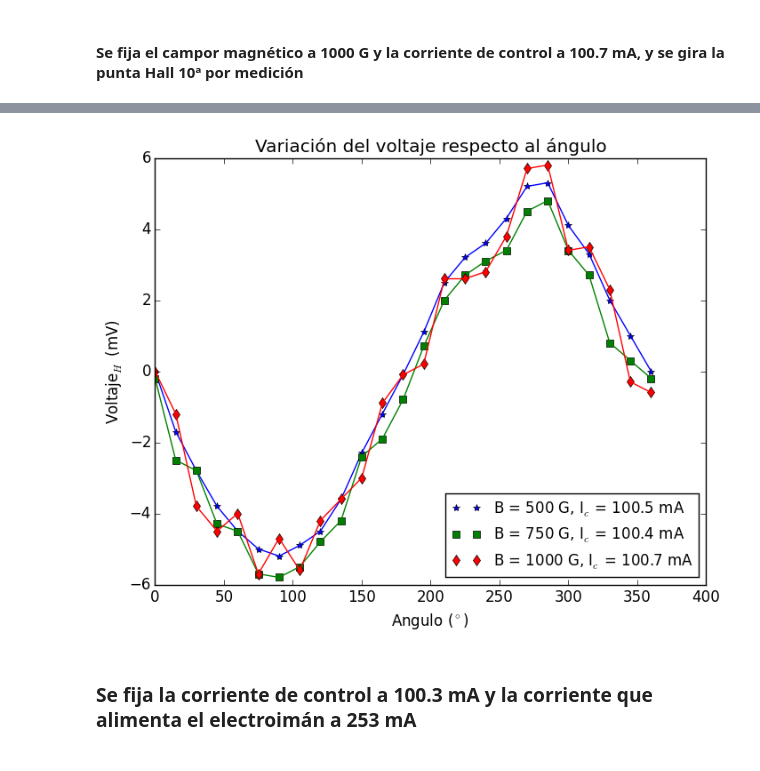
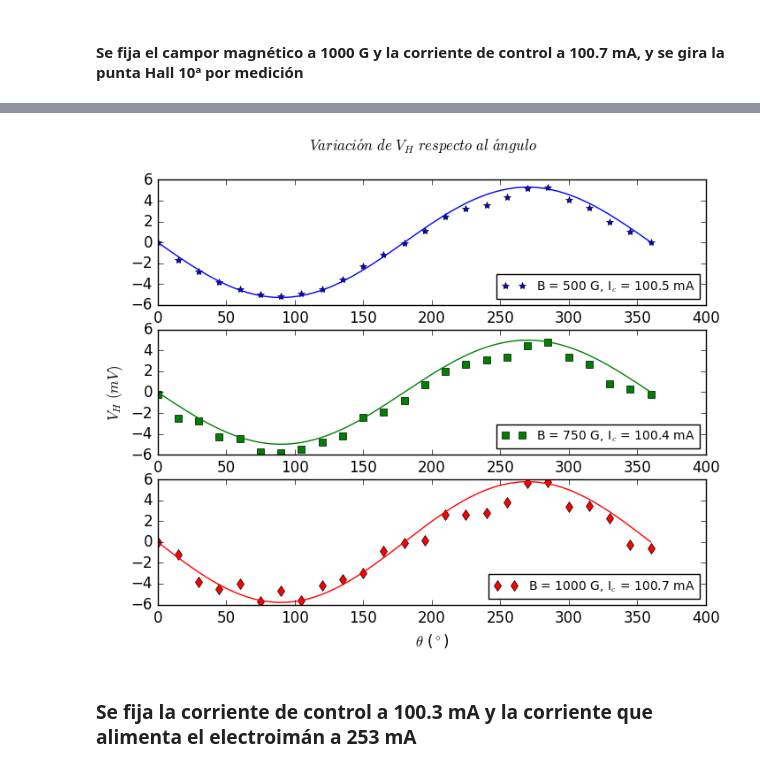
Before and after one commit to LFelipeGomez/LabConII, a Jupyter notebook: Hall/Efecto_hall.ipynb, the cells around one changed output, grey strips where cells are left out. Saved outputs shown, nothing was run; the diff lists cells and outputs as text; code cells hidden in the pictures.

```diff
--- a/Hall/Efecto_hall.ipynb
+++ b/Hall/Efecto_hall.ipynb
@@ -339,16 +215,25 @@ angulo_voltaje_1000 = [ 71.3, 70.1, 67.5, 66.8, 67.3, 65.6, 66.6, 65.7, 67.1, 67
 # %%
+subplot(311)
 plot(0:15:360, angulo_voltaje_500.-71.3, "*", label=L"B = 500 G, I$_c$ = 100.5 mA")
-plot(0:15:360, angulo_voltaje_500.-71.3, "b")
-plot(0:15:360, angulo_voltaje_750.-72.2, "s", label=L"B = 750 G, I$_c$ = 100.4 mA")
-plot(0:15:360, angulo_voltaje_750.-72.2, "g")
-plot(0:15:360, angulo_voltaje_1000.-71.3, "d", label=L"B = 1000 G, I$_c$ = 100.7 mA")
-plot(0:15:360, angulo_voltaje_1000.-71.3, "r")
-title("Variación del voltaje respecto al ángulo")
-xlabel(L"Angulo ($^\circ$)")
-ylabel(L"Voltaje$_H$ (mV)")
-legend(loc="lower right", fontsize="medium");
+#plot(0:15:360, angulo_voltaje_500.-71.3, "b")
+plot(1:360,[-5.3*sin(x*2π/360) for x in 1:360], "b")
+legend(loc="lower right", fontsize="small")
+subplot(312)
+plot(0:15:360, angulo_voltaje_750.-72.2, "gs", label=L"B = 750 G, I$_c$ = 100.4 mA")
+#plot(0:15:360, angulo_voltaje_750.-72.2, "g")
+plot(1:360,[-5*sin(x*2π/360) for x in 1:360], "g")
+ylabel(L"$V_H\ (mV)$")
+legend(loc="lower right", fontsize="small")
+subplot(313)
+plot(0:15:360, angulo_voltaje_1000.-71.3, "rd", label=L"B = 1000 G, I$_c$ = 100.7 mA")
+#plot(0:15:360, angulo_voltaje_1000.-71.3, "r")
+plot(1:360,[-5.8*sin(x*2π/360) for x in 1:360], "r")
+suptitle(L"Variaci\acute{o}n\ de\ V_H\ respecto\ al\ \acute{a}ngulo")
+xlabel(L"$\theta$ ($^\circ$)")
+legend(loc="lower right", fontsize="small")
+savefig("figura_6");
 # %% [output]
-[figure, old version]
+[figure, new version]
 # %% [markdown]
 ### Se fija la corriente de control a 100.3 mA y la corriente que alimenta el electroimán a 253 mA
 # %% [markdown]
```
Also changed, not shown: parts of 37 cells of this notebook, 18 other files.
